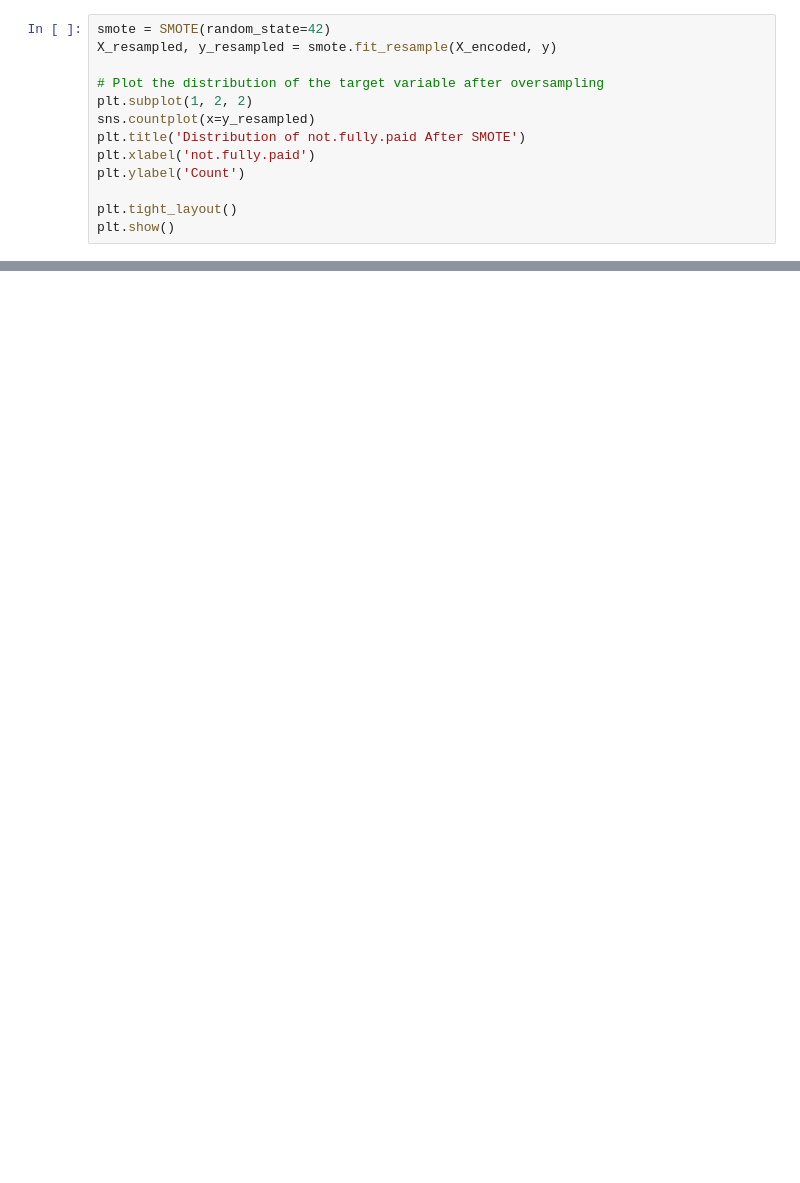
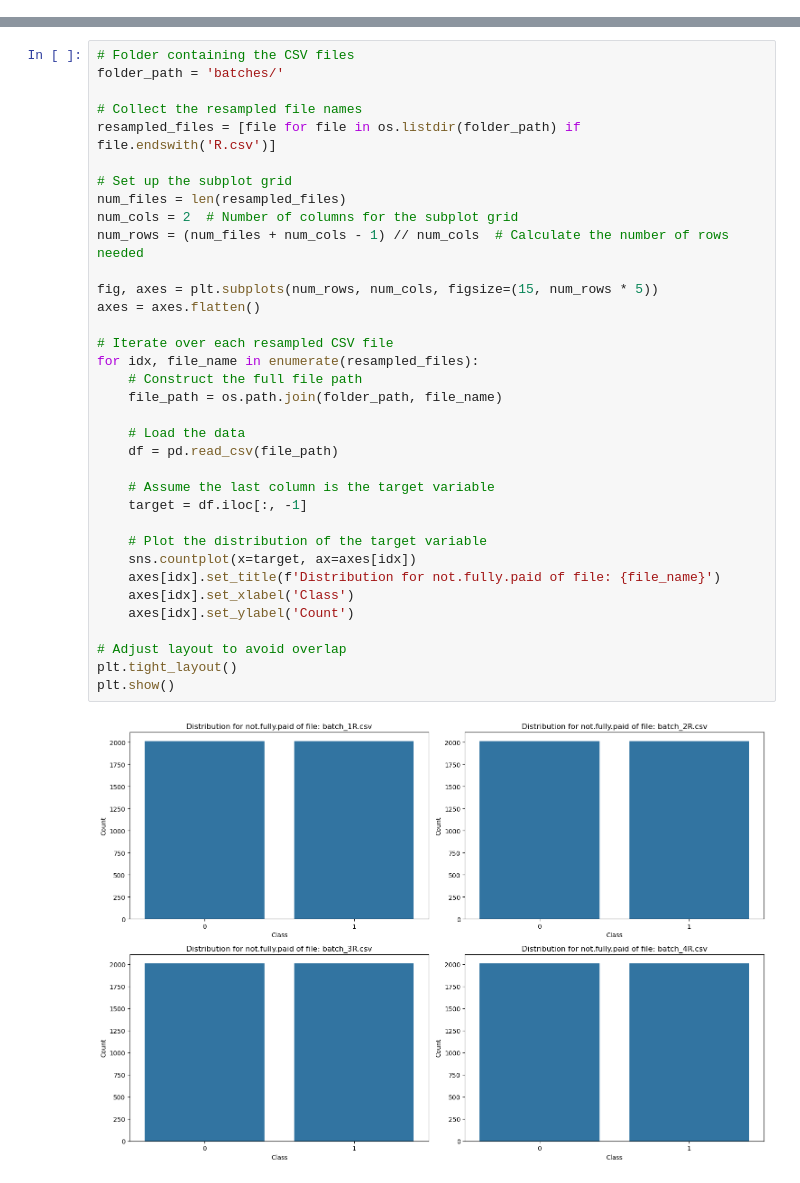
Before and after one commit to tangezerman/Loan-return-prediction, a Jupyter notebook: preprocess.ipynb, the cells around one changed output, grey strips where cells are left out. Cells and saved outputs as stored; diff of their text form; blank space fills up the shorter version.

Commit message:
oversample the minority class after datasplit

```diff
--- a/preprocess.ipynb
+++ b/preprocess.ipynb
@@ -69,13 +58,0 @@ Text(0, 0.5, 'Count')
-# %%
-smote = SMOTE(random_state=42)
-X_resampled, y_resampled = smote.fit_resample(X_encoded, y)
-
-# Plot the distribution of the target variable after oversampling
-plt.subplot(1, 2, 2)
-sns.countplot(x=y_resampled)
-plt.title('Distribution of not.fully.paid After SMOTE')
-plt.xlabel('not.fully.paid')
-plt.ylabel('Count')
-
-plt.tight_layout()
-plt.show()
@@ -216,0 +190,37 @@ None
+# %%
+# Folder containing the CSV files
+folder_path = 'batches/'
+
+# Collect the resampled file names
+resampled_files = [file for file in os.listdir(folder_path) if file.endswith('R.csv')]
+
+# Set up the subplot grid
+num_files = len(resampled_files)
+num_cols = 2  # Number of columns for the subplot grid
+num_rows = (num_files + num_cols - 1) // num_cols  # Calculate the number of rows needed
+
+fig, axes = plt.subplots(num_rows, num_cols, figsize=(15, num_rows * 5))
+axes = axes.flatten()
+
+# Iterate over each resampled CSV file
+for idx, file_name in enumerate(resampled_files):
+    # Construct the full file path
+    file_path = os.path.join(folder_path, file_name)
+
+    # Load the data
+    df = pd.read_csv(file_path)
+
+    # Assume the last column is the target variable
+    target = df.iloc[:, -1]
+
+    # Plot the distribution of the target variable
+    sns.countplot(x=target, ax=axes[idx])
+    axes[idx].set_title(f'Distribution for not.fully.paid of file: {file_name}')
+    axes[idx].set_xlabel('Class')
+    axes[idx].set_ylabel('Count')
+
+# Adjust layout to avoid overlap
+plt.tight_layout()
+plt.show()
+# %% [output]
+[figure, added]
```
Also changed, not shown: parts of 11 cells of this notebook.
